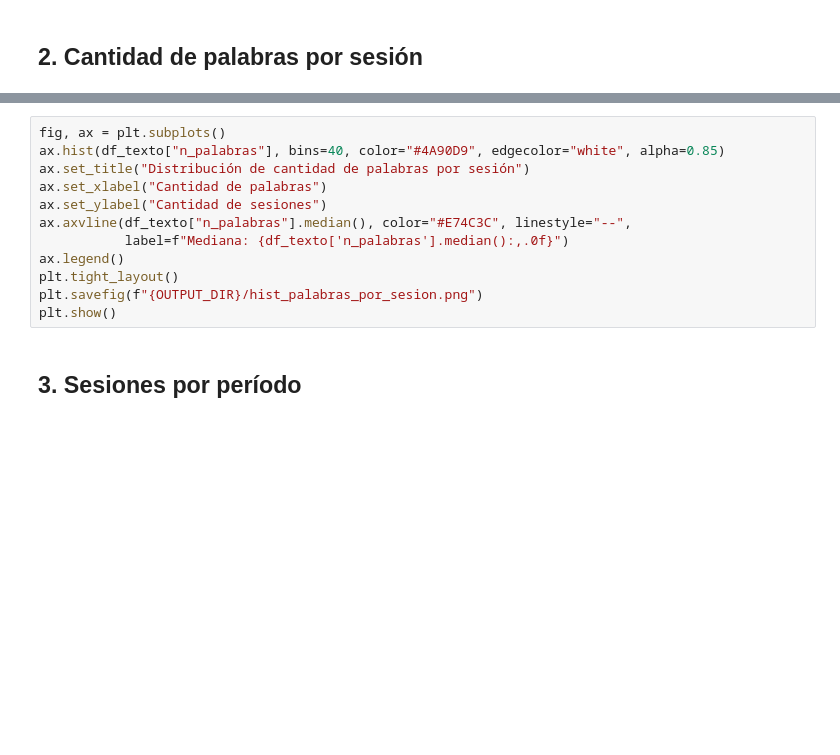
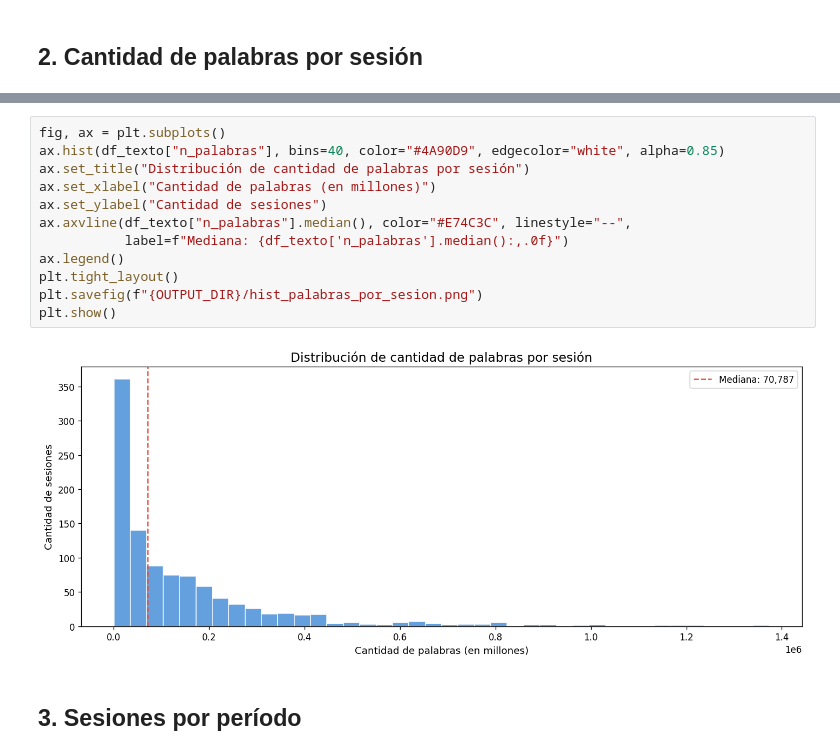
Before and after one commit to fedesaroka/nlp-sesiones-diputados, a Jupyter notebook: notebooks/eda_basico.ipynb, the cells around one changed output, grey strips where cells are left out. Drawn from its saved outputs; the diff is of its cells as text; blank space fills up the shorter version.

```diff
--- a/notebooks/eda_basico.ipynb
+++ b/notebooks/eda_basico.ipynb
@@ -51,15 +68,17 @@ print(f"Total:     {df_texto['n_palabras'].sum():,.0f} palabras en todo el corpu
 # %%
 fig, ax = plt.subplots()
 ax.hist(df_texto["n_palabras"], bins=40, color="#4A90D9", edgecolor="white", alpha=0.85)
 ax.set_title("Distribución de cantidad de palabras por sesión")
-ax.set_xlabel("Cantidad de palabras")
+ax.set_xlabel("Cantidad de palabras (en millones)")
 ax.set_ylabel("Cantidad de sesiones")
 ax.axvline(df_texto["n_palabras"].median(), color="#E74C3C", linestyle="--",
            label=f"Mediana: {df_texto['n_palabras'].median():,.0f}")
 ax.legend()
 plt.tight_layout()
 plt.savefig(f"{OUTPUT_DIR}/hist_palabras_por_sesion.png")
 plt.show()
+# %% [output]
+[figure, added]
 # %% [markdown]
 ## 3. Sesiones por período
 # %%
```
Also changed, not shown: parts of 2 cells of this notebook, 35 other files.
